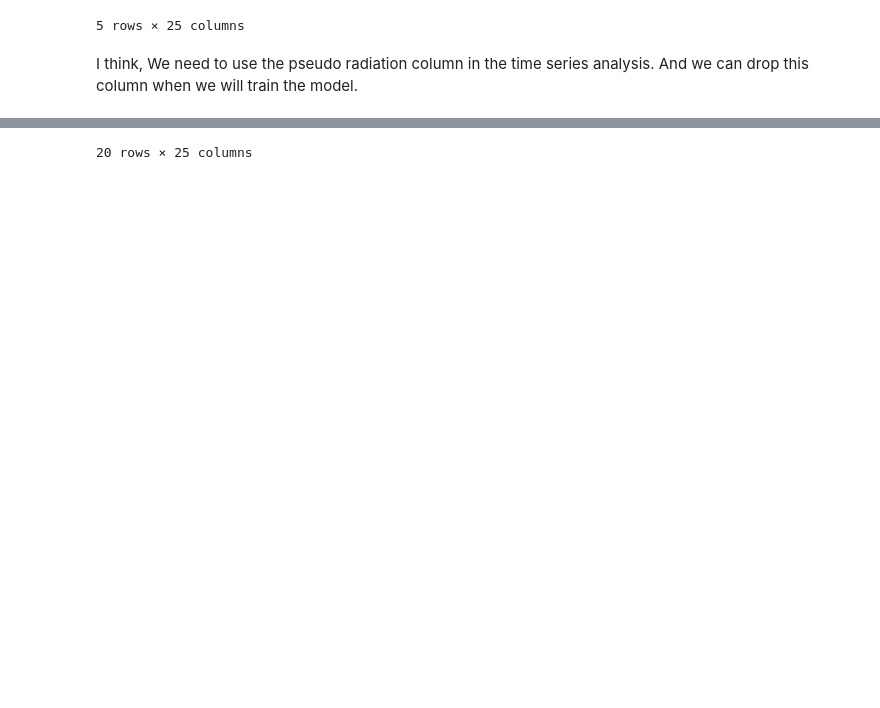
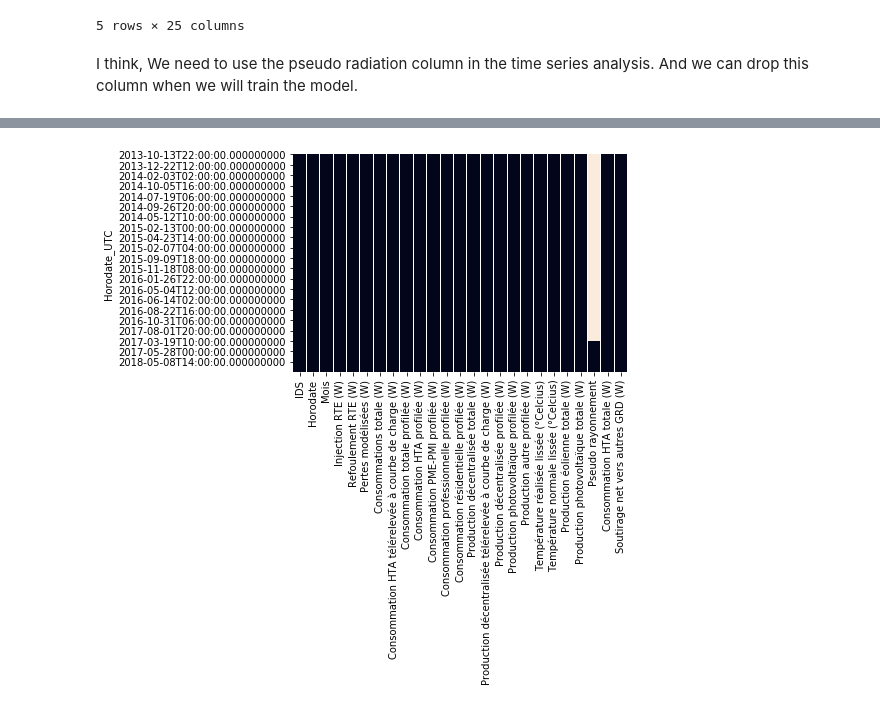
Before and after one commit to fredcoq/challenge-data-ens, a Jupyter notebook: cleaning_dataset.ipynb, the cells around one changed output, grey strips where cells are left out. Saved outputs shown, nothing was run; the diff lists cells and outputs as text; code cells hidden in the pictures; blank space fills up the shorter version.

Commit message:
graph pseudo rayonnement

```diff
--- a/cleaning_dataset.ipynb
+++ b/cleaning_dataset.ipynb
@@ -48,20 +48,10 @@ And we can drop this column when we will train the model.
 
 df = x_train
 
-liste_dates = df.index.tolist()
-for dt in liste_dates :
-    df.at[dt, 'day'] = dt.strftime('%d/%m %H:%M')
+import seaborn as sb
+import matplotlib.pyplot as plt
+%matplotlib inline
 
-
-df_month = df.sort_values(by='day', ascending=True)
-df_month.head(20)
-df_month = df_month.interpolate(str="linear", axis=0).ffill().bfill()
-df_month = df_month.sort_values(by='IDS', ascending=True)
-
-if 'day' in x_train.columns:
-    x_train.drop('day', axis=1, inplace=True)
-
-x_train['Pseudo rayonnement'] = df_month['Pseudo rayonnement']
-
-x_train.head(20)
+sb.heatmap(df.isnull(), cbar=False)
+plt.show()
 # %% [output]
@@ -86 +58 @@ x_train.head(20)
-20 rows × 25 columns
+[figure, added]
```
Also changed, not shown: parts of 2 cells of this notebook.
